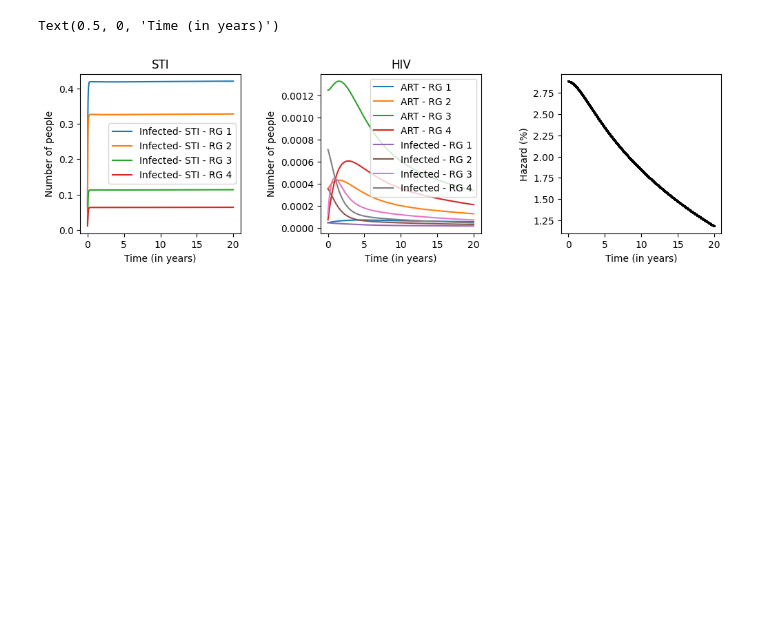
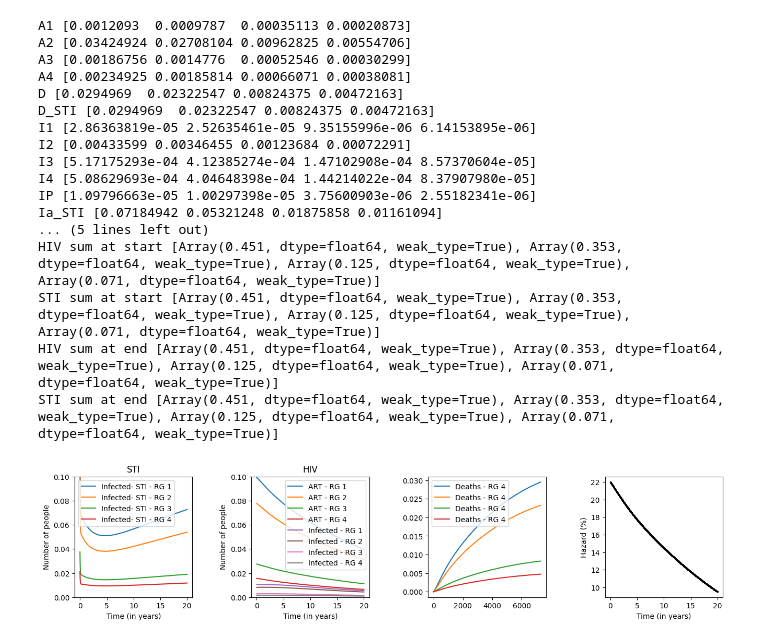
Before and after one commit to Priesemann-Group/testing-paradox-HIV-STI, a Jupyter notebook: notebooks/bigHIVmodel.ipynb, the cells around one changed output. Saved outputs shown, nothing was run; the diff lists cells and outputs as text; code cells hidden in the pictures; blank space fills up the shorter version.

Commit message:
implemented solution for death compartment problems

```diff
--- a/notebooks/bigHIVmodel.ipynb
+++ b/notebooks/bigHIVmodel.ipynb
@@ -33,13 +30,13 @@ def n_observed(args=model_HIVandSTI.args, y=output):
     return out
 # %%
 
-fig, axes = plt.subplots(1, 3, figsize=(12,3))
+fig, axes = plt.subplots(1, 4, figsize=(16,3))
 fig.subplots_adjust(wspace=0.5)
 
 def number_of_people(comps, risk_group):
     total = 0
     for comp in comps:
-        total = output.ys[comp][:,risk_group]
+        total += output.ys[comp][:,risk_group]
     return total
 
 # STI
@@ -49,6 +46,7 @@ for i in range(output.ys["Is_STI"].shape[1]):
 
 ax.set_xticks(np.arange(0, 365*20+1, 365*5))
 ax.set_xticklabels(np.arange(0, 21, 5))
+ax.set_ylim(0, 0.1)
 ax.set_ylabel("Number of people")
 ax.set_xlabel("Time (in years)")
 ax.set_title("STI")
@@ -56,43 +54,90 @@ ax.legend()
 
 # HIV
 ax = axes[1]
-for i in range(output.ys["A1"].shape[1]):
-    ax.plot(number_of_people(comps=("A1", "A2", "A3", "A4"), risk_group=i), label="ART - RG "+str(i+1))
+# ART per risk group
+for i in range(output.ys["A1"].shape[1]): # go through all risk groups
+    ax.plot(number_of_people(comps=("A1", "A2", "A3", "A4"), risk_group=i), label="ART - RG "+str(i+1)) # add all disease stages together
 
-# I per risk group in different shades of red
+# I per risk group
 for i in range(output.ys["I1"].shape[1]):
     ax.plot(number_of_people(comps=("IP", "I1", "I2", "I3", "I4"), risk_group=i), label="Infected - RG "+str(i+1))
 
+
 ax.set_xticks(np.arange(0, 365*20+1, 365*5))
 ax.set_xticklabels(np.arange(0, 21, 5))
+ax.set_ylim(0, 0.1)
 ax.set_ylabel("Number of people")
 ax.set_xlabel("Time (in years)")
 ax.set_title("HIV")
 ax.legend()
 
+# HIV deaths
+ax = axes[2]
+ax.plot(output.ys["D"], label="Deaths - RG "+str(i+1))
+ax.legend()
+
 # hazard
-ax = axes[2]
+ax = axes[3]
 all_ART_keys = ["A1","A2","A3","A4"]
 all_HIV_keys = ["S","SP","I1","I2","I3","I4","IP"] + all_ART_keys
+all_STI_keys = ["S_STI","Ia_STI","Is_STI","T_STI"]
 sum_vector = 0
 compartment_matrix = 0
 for i in range(output.ys["A1"].shape[1]):
     sum_vector += jnp.sum(jnp.array([output.ys[k][:,i] for k in all_HIV_keys]), axis=0)
 
 for i in range(output.ys["A1"].shape[1]):
     compartment_matrix += jnp.sum(jnp.array([output.ys[key][:,i] for key in all_ART_keys]), axis=0)  # Shape: (len(all_ART_keys), time_points)
 hazard_vector = compartment_matrix / sum_vector * 100   # Vectorized hazard computation
 
 # Plot all points at once
 ax.scatter(range(len(hazard_vector)), hazard_vector, color="black", s=1)
 
 ax.set_xticks(np.arange(0, 365*20+1, 365*5))
 ax.set_xticklabels(np.arange(0, 21, 5))
 ax.set_ylabel("Hazard (%)")
 ax.set_xlabel("Time (in years)")
+
+# print for each compartment in output the last time value
+HIV_sum_at_end = [0,0,0,0]
+STI_sum_at_end = [0,0,0,0]
+HIV_sum_at_start = [0,0,0,0]
+STI_sum_at_start = [0,0,0,0]
+
+for key, value in output.ys.items():
+    print(key, value[-1])
+
+for key in (all_HIV_keys + ["D"]):
+    for i in range(4):
+        HIV_sum_at_end[i] += output.ys[key][-1,i]
+        HIV_sum_at_start[i] += output.ys[key][0,i]
+for key in (all_STI_keys + ["D_STI"]):
+    for i in range(4):
+        STI_sum_at_end[i] += output.ys[key][-1,i]
+        STI_sum_at_start[i] += output.ys[key][0,i]
+print("HIV sum at start", HIV_sum_at_start)
+print("STI sum at start", STI_sum_at_start)
+print("HIV sum at end", HIV_sum_at_end)
+print("STI sum at end", STI_sum_at_end)
 # %% [output]
-Text(0.5, 0, 'Time (in years)')
+A1 [0.0012093  0.0009787  0.00035113 0.00020873]
+A2 [0.03424924 0.02708104 0.00962825 0.00554706]
+A3 [0.00186756 0.0014776  0.00052546 0.00030299]
+A4 [0.00234925 0.00185814 0.00066071 0.00038081]
+D [0.0294969  0.02322547 0.00824375 0.00472163]
+D_STI [0.0294969  0.02322547 0.00824375 0.00472163]
+I1 [2.86363819e-05 2.52635461e-05 9.35155996e-06 6.14153895e-06]
+I2 [0.00433599 0.00346455 0.00123684 0.00072291]
+I3 [5.17175293e-04 4.12385274e-04 1.47102908e-04 8.57370604e-05]
+I4 [5.08629693e-04 4.04648398e-04 1.44214022e-04 8.37907980e-05]
+IP [1.09796663e-05 1.00297398e-05 3.75600903e-06 2.55182341e-06]
+Ia_STI [0.07184942 0.05321248 0.01875858 0.01161094]
+... (5 lines left out)
+HIV sum at start [Array(0.451, dtype=float64, weak_type=True), Array(0.353, dtype=float64, weak_type=True), Array(0.125, dtype=float64, weak_type=True), Array(0.071, dtype=float64, weak_type=True)]
+STI sum at start [Array(0.451, dtype=float64, weak_type=True), Array(0.353, dtype=float64, weak_type=True), Array(0.125, dtype=float64, weak_type=True), Array(0.071, dtype=float64, weak_type=True)]
+HIV sum at end [Array(0.451, dtype=float64, weak_type=True), Array(0.353, dtype=float64, weak_type=True), Array(0.125, dtype=float64, weak_type=True), Array(0.071, dtype=float64, weak_type=True)]
+STI sum at end [Array(0.451, dtype=float64, weak_type=True), Array(0.353, dtype=float64, weak_type=True), Array(0.125, dtype=float64, weak_type=True), Array(0.071, dtype=float64, weak_type=True)]
-[figure, old version]
+[figure, new version]
 # %%
 
 #plt.plot(output.ys["S1_STI"]+output.ys["S2_STI"]+output.ys["S3_STI"]+output.ys["S4_STI"], label="Susceptible - STI")
```
Also changed, not shown: parts of 2 cells of this notebook, 1 other file.
